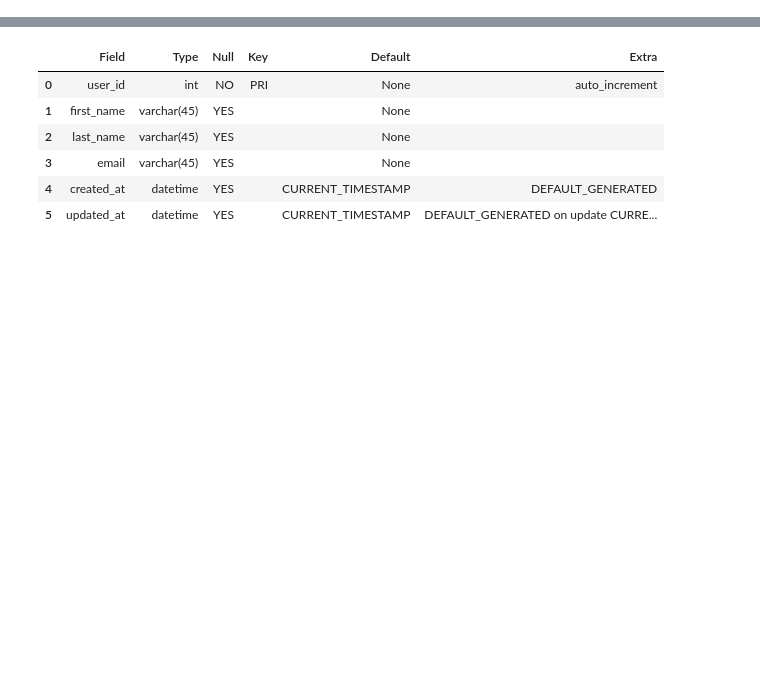
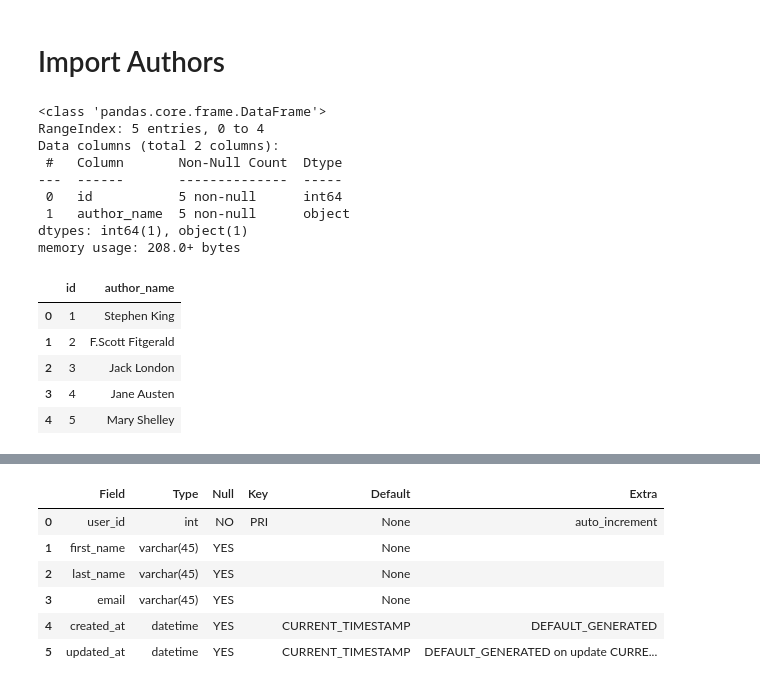
Before and after one commit to DJ-Adams/Books, a Jupyter notebook: Books_Core.ipynb, the cells around one changed output, grey strips where cells are left out. Cells and saved outputs as stored; diff of their text form; code cells hidden in the pictures; blank space fills up the shorter version.

```diff
--- a/Books_Core.ipynb
+++ b/Books_Core.ipynb
@@ -41,0 +28,22 @@ memory usage: 408.0+ bytes
+# %% [markdown]
+# Import Authors
+# %%
+authors = pd.read_csv('Data/authors - authors.csv')
+authors.info()
+authors.head()
+# %% [output]
+<class 'pandas.core.frame.DataFrame'>
+RangeIndex: 5 entries, 0 to 4
+Data columns (total 2 columns):
+ #   Column       Non-Null Count  Dtype
+---  ------       --------------  -----
+ 0   id           5 non-null      int64
+ 1   author_name  5 non-null      object
+dtypes: int64(1), object(1)
+memory usage: 208.0+ bytes
+|  | id | author_name |
+| 0 | 1 | Stephen King |
+| 1 | 2 | F.Scott Fitgerald |
+| 2 | 3 | Jack London |
+| 3 | 4 | Jane Austen |
+| 4 | 5 | Mary Shelley |
```
Also changed, not shown: parts of 56 cells of this notebook, 4 other files.
